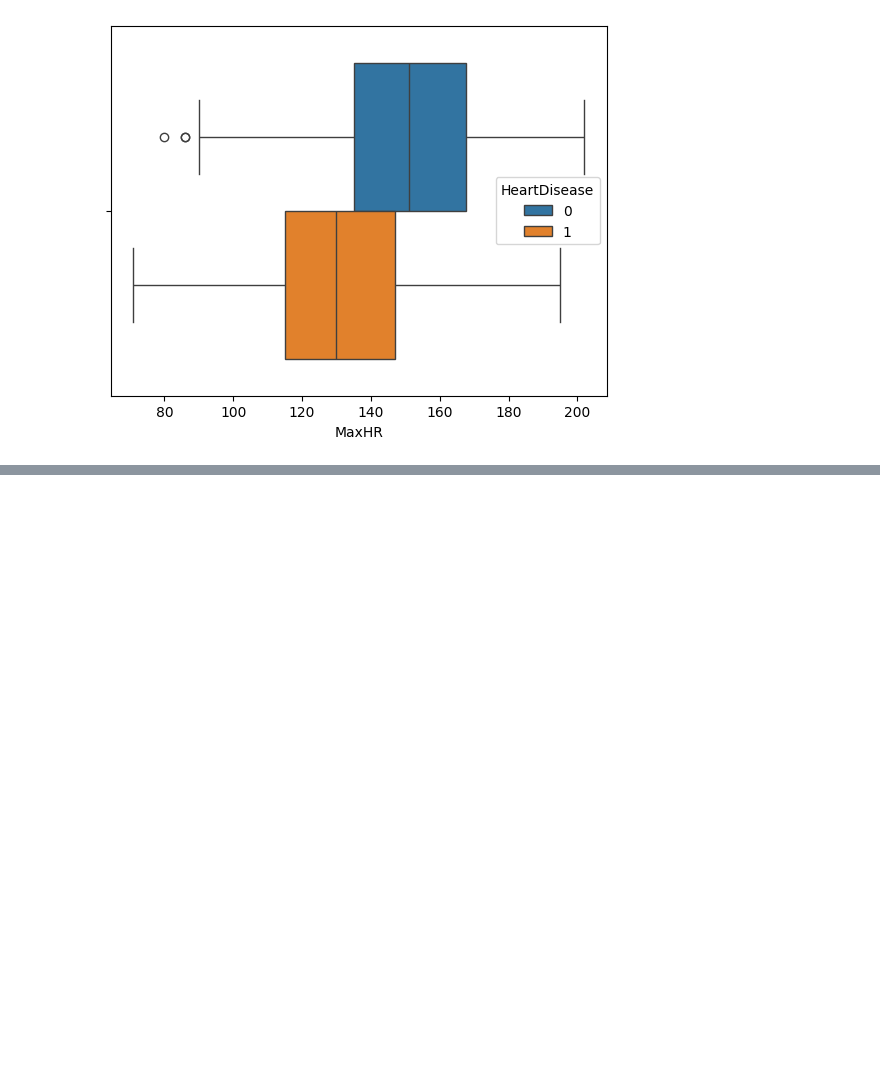
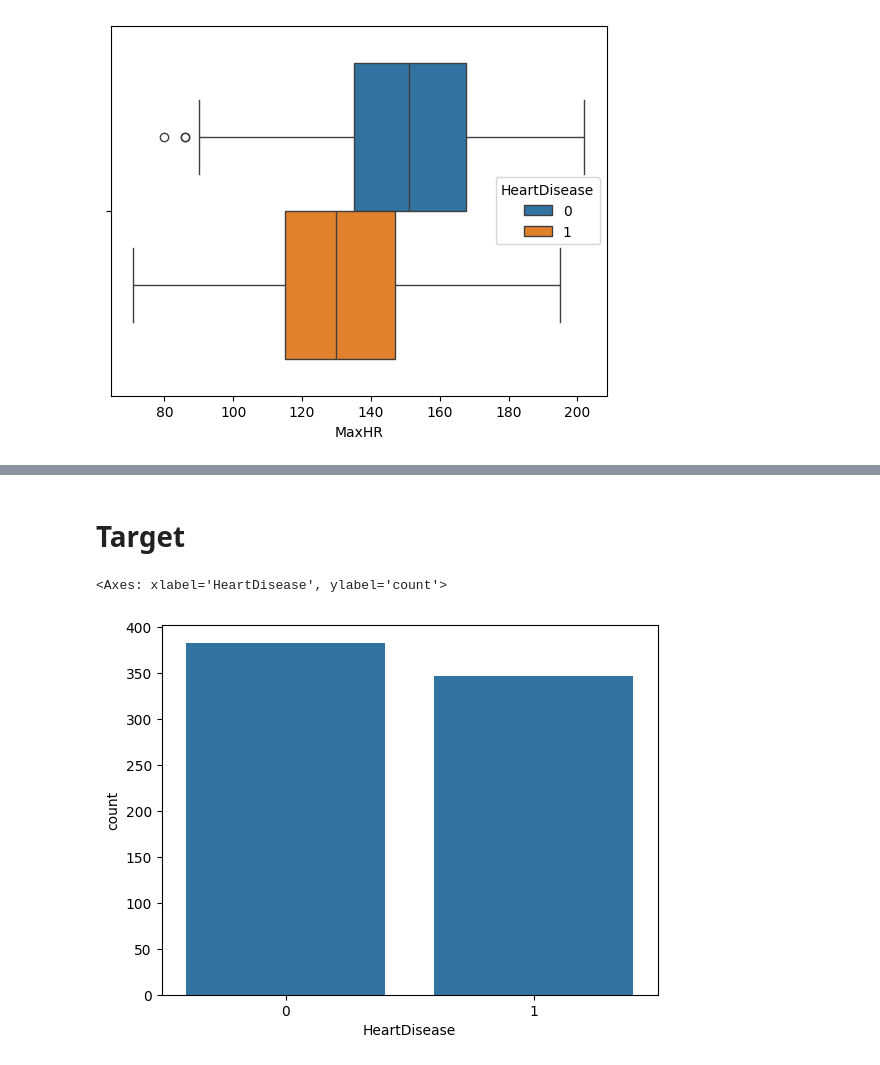
Before and after one commit to ChickenMan-1080/ML-Practice, a Jupyter notebook: ML-Heart/main.ipynb, the cells around one changed output, grey strips where cells are left out. Cells and saved outputs as stored; diff of their text form; code cells hidden in the pictures; blank space fills up the shorter version.

```diff
--- a/ML-Heart/main.ipynb
+++ b/ML-Heart/main.ipynb
@@ -316,0 +337,7 @@ df_drop_outliers[df_drop_outliers['MaxHR'] < Q1_MaxHR - (1.5*IQR_MaxHR)]
+# %% [markdown]
+# Target
+# %%
+sns.countplot(df_drop_outliers,x='HeartDisease')
+# %% [output]
+<Axes: xlabel='HeartDisease', ylabel='count'>
+[figure, added]
```
Also changed, not shown: parts of 38 cells of this notebook.
